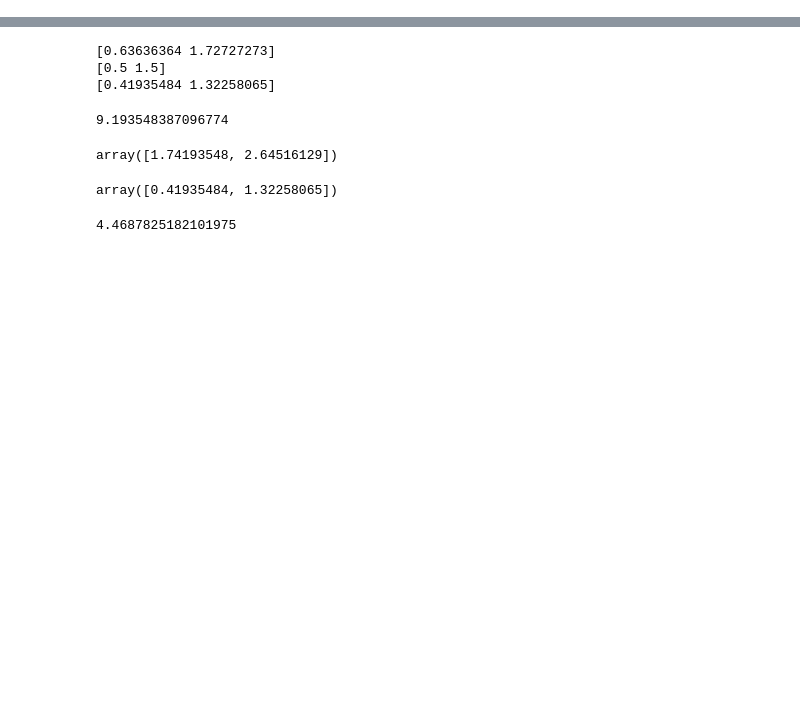
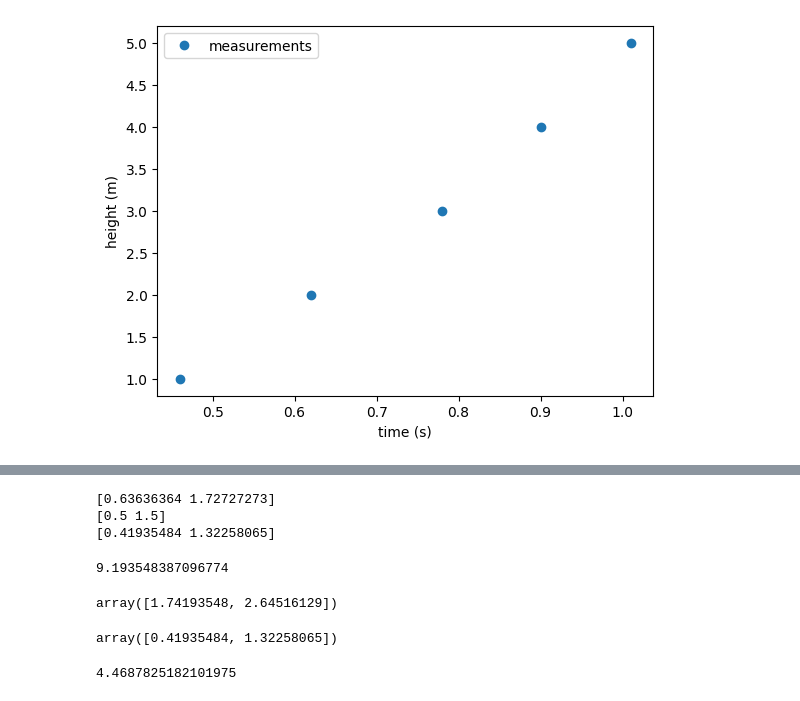
Before and after one commit to ATMO-IUP-UHEI/pyinverse, a Jupyter notebook: docs/example.ipynb, the cells around one changed output, grey strips where cells are left out. Cells and saved outputs as stored; diff of their text form; code cells hidden in the pictures; blank space fills up the shorter version.

```diff
--- a/docs/example.ipynb
+++ b/docs/example.ipynb
@@ -17,0 +38,13 @@ from pyinverse.solver import LSTSQ
+# %%
+# Measurements
+measurements = dict()
+measurements["height"] = np.array([1, 2, 3, 4, 5]) # m
+measurements["time"] = np.array([0.46, 0.62, 0.78, 0.90, 1.01]) # s
+# %%
+plt.plot(measurements["time"], measurements["height"], "o", label="measurements")
+plt.legend()
+plt.xlabel("time (s)")
+plt.ylabel("height (m)")
+plt.show()
+# %% [output]
+[figure, added]
```
Also changed, not shown: parts of 18 cells of this notebook.
